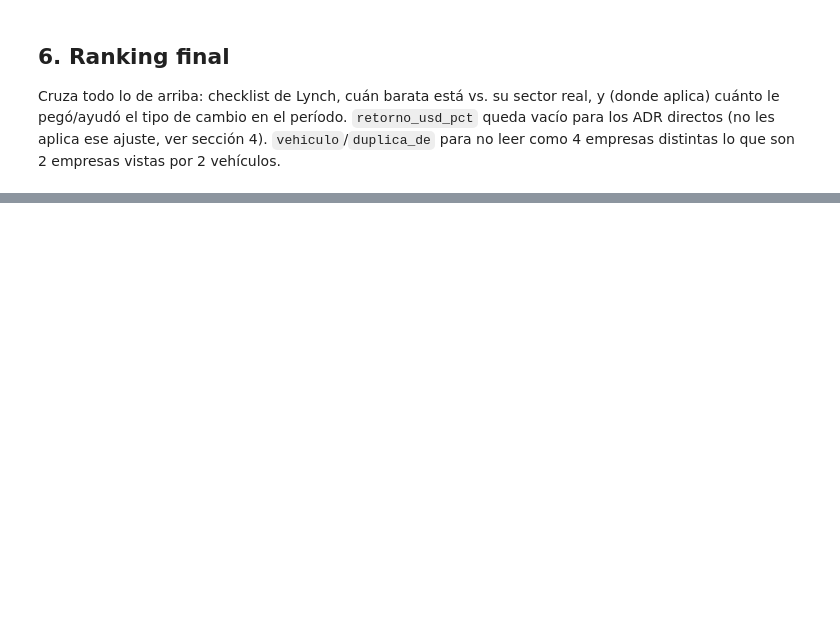
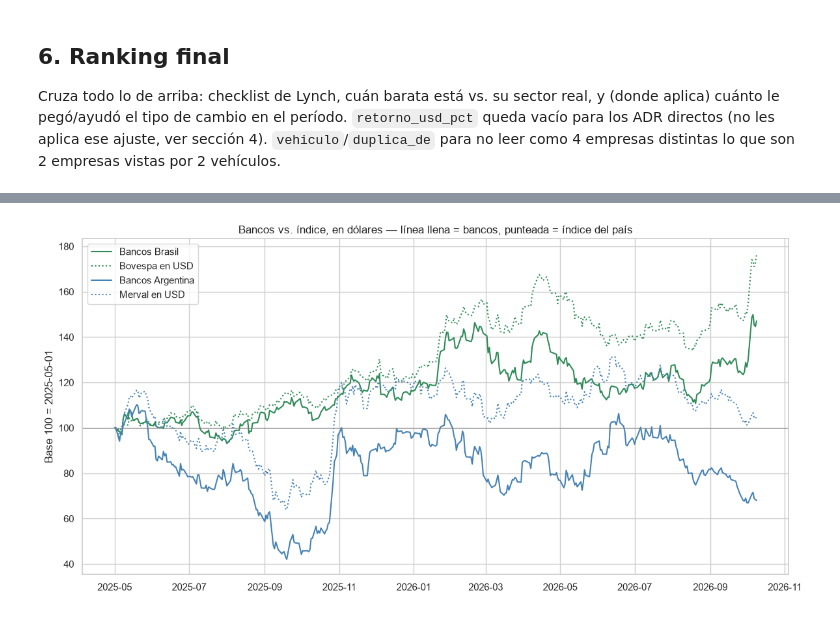
Before and after one commit to esfer98/cedears-data-pipeline, a Jupyter notebook: notebooks/eda_brasil.ipynb, the cells around one changed output, grey strips where cells are left out. Drawn from its saved outputs; the diff is of its cells as text; code cells hidden in the pictures; blank space fills up the shorter version.

```diff
--- a/notebooks/eda_brasil.ipynb
+++ b/notebooks/eda_brasil.ipynb
@@ -333,0 +341,68 @@ ranking
+# %%
+BANCOS_BR_USD = ["ITUB", "BBD", "BSBR"]
+BANCOS_BR_BRL = ["BBAS3"]
+BANCOS_BR = BANCOS_BR_USD + BANCOS_BR_BRL
+BANCOS_AR = ["GGAL", "BMA", "BBAR", "SUPV"]
+DESDE = "2025-05-01"  # despues de la salida del cepo (abril 2025): antes, el oficial no sirve para pasar a USD
+
+px_bancos = con.execute(
+    "SELECT ticker_usd, fecha, adj_close FROM fact_precios_daily WHERE ticker_usd = ANY(?) AND adj_close IS NOT NULL",
+    [BANCOS_BR + BANCOS_AR],
+).fetchdf().pivot(index="fecha", columns="ticker_usd", values="adj_close")
+px_bancos.index = pd.to_datetime(px_bancos.index)
+
+macro_latam = con.execute(
+    "SELECT serie, fecha, valor FROM fact_macro_daily WHERE serie IN ('USDBRL', 'USDARS', 'BOVESPA', 'MERVAL')"
+).fetchdf().pivot(index="fecha", columns="serie", values="valor")
+macro_latam.index = pd.to_datetime(macro_latam.index)
+macro_latam = macro_latam.reindex(px_bancos.index.union(macro_latam.index)).ffill().reindex(px_bancos.index)
+
+usd_bancos = px_bancos.ffill()
+usd_bancos[BANCOS_BR_BRL] = usd_bancos[BANCOS_BR_BRL].div(macro_latam["USDBRL"], axis=0)
+usd_bancos[BANCOS_AR] = usd_bancos[BANCOS_AR].div(macro_latam["USDARS"], axis=0)
+
+
+def canasta(precios_usd: pd.DataFrame) -> pd.Series:
+    """Indice equal-weight (rebalanceo diario) a partir de precios en USD."""
+    return (1 + precios_usd.pct_change().mean(axis=1).fillna(0)).cumprod()
+
+
+series_latam = pd.DataFrame({
+    "Bancos Brasil": canasta(usd_bancos[BANCOS_BR]),
+    "Bovespa en USD": macro_latam["BOVESPA"] / macro_latam["USDBRL"],
+    "Bancos Argentina": canasta(usd_bancos[BANCOS_AR]),
+    "Merval en USD": macro_latam["MERVAL"] / macro_latam["USDARS"],
+}).dropna()
+
+ventana = series_latam.loc[DESDE:]
+ventana = ventana / ventana.iloc[0] * 100
+
+fig, ax = plt.subplots(figsize=(12, 6))
+estilos = {"Bancos Brasil": ("seagreen", "-"), "Bovespa en USD": ("seagreen", ":"),
+           "Bancos Argentina": ("steelblue", "-"), "Merval en USD": ("steelblue", ":")}
+for nombre, (color, estilo) in estilos.items():
+    ax.plot(ventana.index, ventana[nombre], color=color, linestyle=estilo, label=nombre)
+ax.axhline(100, color="grey", linewidth=0.8)
+ax.set_ylabel(f"Base 100 = {ventana.index[0].date()}")
+ax.set_title("Bancos vs. índice, en dólares — línea llena = bancos, punteada = índice del país")
+ax.legend()
+plt.tight_layout()
+plt.show()
+
+
+def resumen_serie(s: pd.Series) -> dict:
+    """Retornos por meses CALENDARIO (no por cantidad de filas: el indice mezcla feriados de tres mercados)."""
+    hoy, ult = s.index[-1], s.iloc[-1]
+    v = s.loc[DESDE:]
+    fila = {f"{m}m %": (ult / s.asof(hoy - pd.DateOffset(months=m)) - 1) * 100 for m in (1, 3, 6, 12)}
+    fila.update({
+        "fecha del máximo": v.idxmax().date(), "desde el máximo %": (ult / v.max() - 1) * 100,
+        "mínimo posterior": v[v.idxmax():].idxmin().date(),
+        "desde ese mínimo %": (ult / v[v.idxmax():].min() - 1) * 100,
+    })
+    return fila
+
+
+pd.DataFrame({n: resumen_serie(series_latam[n]) for n in series_latam}).T
+# %% [output]
+[figure, added]
```
Also changed, not shown: parts of 14 cells of this notebook, 2 other files.
